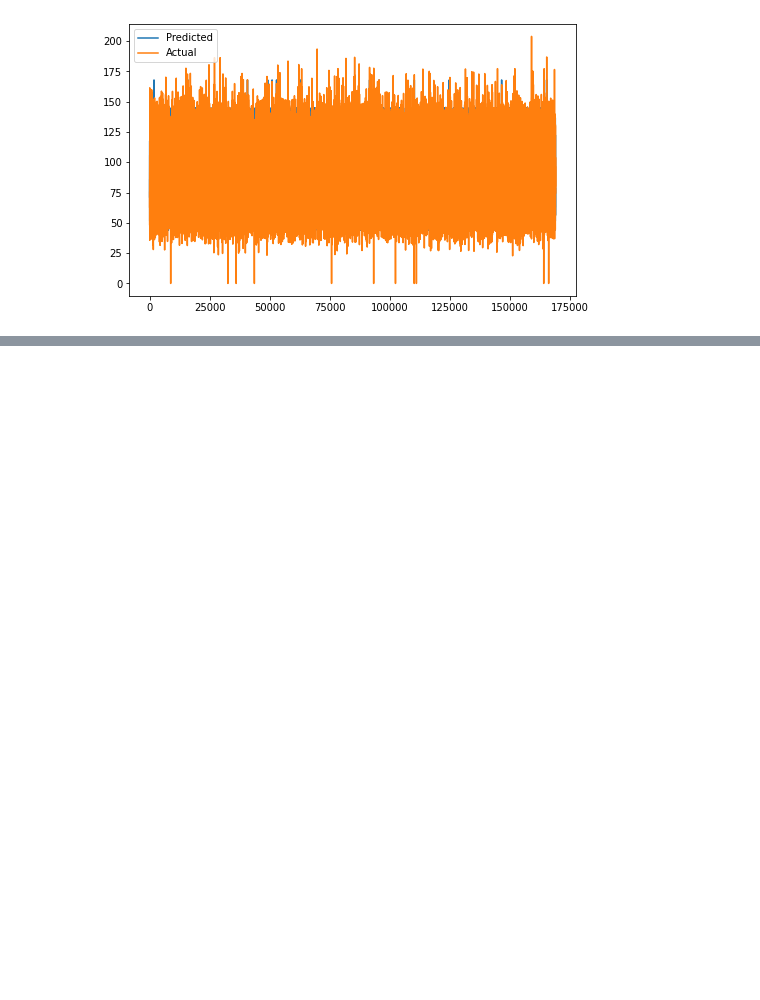
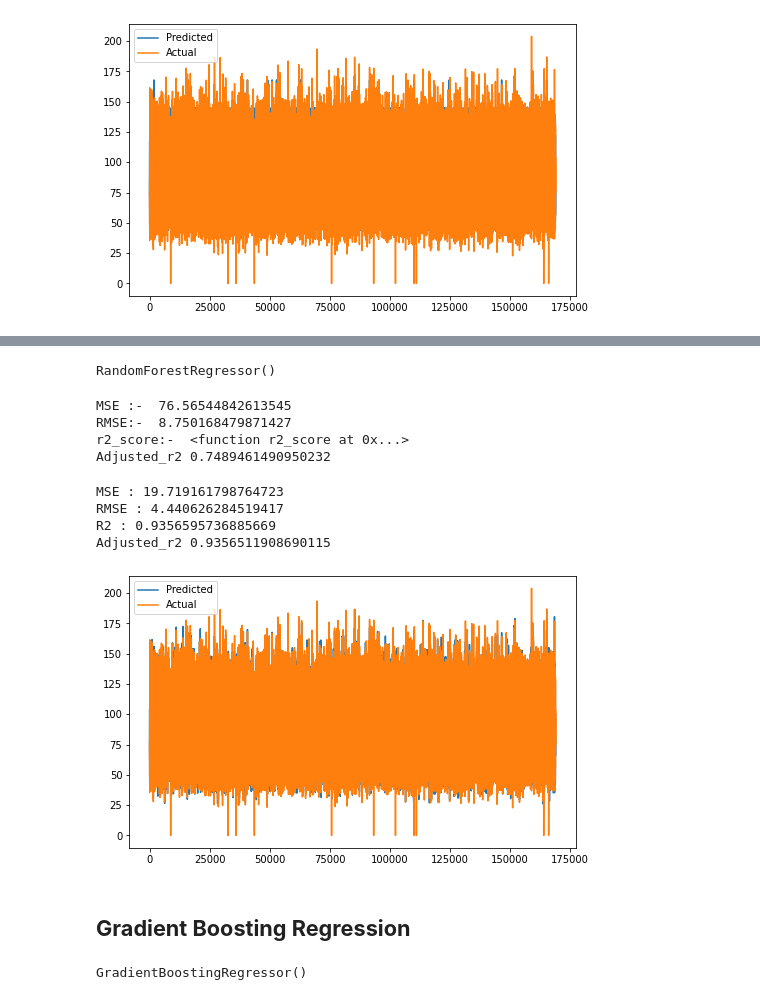
Before and after one commit to ChetanJadhav2341/Rossmann-Sales-Prediction, a Jupyter notebook: Rossmann_Sales_Prediction_Capstone_Project.ipynb, the cells around one changed output, grey strips where cells are left out. Saved outputs shown, nothing was run; the diff lists cells and outputs as text; code cells hidden in the pictures; blank space fills up the shorter version.

```diff
--- a/Rossmann_Sales_Prediction_Capstone_Project.ipynb
+++ b/Rossmann_Sales_Prediction_Capstone_Project.ipynb
@@ -1007,0 +998,19 @@ plt.show()
+# %%
+# Hyperparameter Tunning
+
+from sklearn.ensemble import RandomForestRegressor
+
+
+# random_forest=RandomForestRegressor() # For GBM, use GradientBoostingClassifier()
+# grid_values = {'n_estimators':[50, 80, 100], 'max_depth':[3, 5, 7]}
+# #n_estimators=no of trees
+# #max_depth=How much maximum depth the d-tree is goes
+# random_forest= GridSearchCV(random_forest, param_grid = grid_values, scoring = 'roc_auc', cv=5)
+# # Fit the object to train dataset
+# random_forest.fit(x_train, y_train)
+#creating an instance for the random forest
+
+rf_model=RandomForestRegressor()
+rf_model.fit(x_train, y_train)
+# %% [output]
+RandomForestRegressor()
@@ -1007,0 +1020,61 @@ plt.show()
+# %%
+y_pred_train_rf = rf_model.predict(x_train)
+y_pred_test_rf = rf_model.predict(x_test)
+# %%
+# calculate performance matrics
+
+from sklearn.metrics import mean_squared_error
+MSE=mean_squared_error(y_train, y_pred_train)
+print("MSE :- ",MSE)
+
+RMSE= np.sqrt(MSE)
+print("RMSE:- ",RMSE)
+
+from sklearn.metrics import r2_score
+r2=r2_score(y_train, y_pred_train)
+print("r2_score:- ", r2_score)
+
+# Adjusted_r2=1-((1-r2)*(N-1))/(N-P-1)
+Adjusted_r2=1-((1-r2)*(x_test.shape[0]-1))/(x_test.shape[0]-x_test.shape[1]-1)
+print("Adjusted_r2",Adjusted_r2)
+train['rf_model']=MSE,RMSE,r2,Adjusted_r2
+# %% [output]
+MSE :-  76.56544842613545
+RMSE:-  8.750168479871427
+r2_score:-  <function r2_score at 0x...>
+Adjusted_r2 0.7489461490950232
+# %%
+# test random forest
+
+MSE= mean_squared_error(y_test, y_pred_test_rf)
+print("MSE :",MSE)
+RMSE=np.sqrt(MSE)
+print("RMSE :",RMSE)
+from sklearn.metrics import r2_score
+r2= r2_score(y_test, y_pred_test_rf)
+print("R2 :",r2)
+Adjusted_r2=1-((1-r2)*(x_test.shape[0]-1))/(x_test.shape[0]-x_test.shape[1]-1)
+print("Adjusted_r2",Adjusted_r2)
+test['rf_model']=MSE,RMSE,r2,Adjusted_r2
+# %% [output]
+MSE : 19.719161798764723
+RMSE : 4.440626284519417
+R2 : 0.9356595736885669
+Adjusted_r2 0.9356511908690115
+# %%
+#pred vs actual for random forest
+plt.figure(figsize=(8,5))
+plt.plot((np.array(y_pred_test_rf)))
+plt.plot(np.array((y_test)))
+plt.legend(["Predicted","Actual"])
+plt.show()
+# %% [output]
+[figure, added]
+# %% [markdown]
+## **Gradient Boosting Regression**
+# %%
+from sklearn.ensemble import GradientBoostingRegressor
+gbd_model=GradientBoostingRegressor()
+gbd_model.fit(x_train, y_train)
+# %% [output]
+GradientBoostingRegressor()
```
Also changed, not shown: parts of 44 cells of this notebook.
